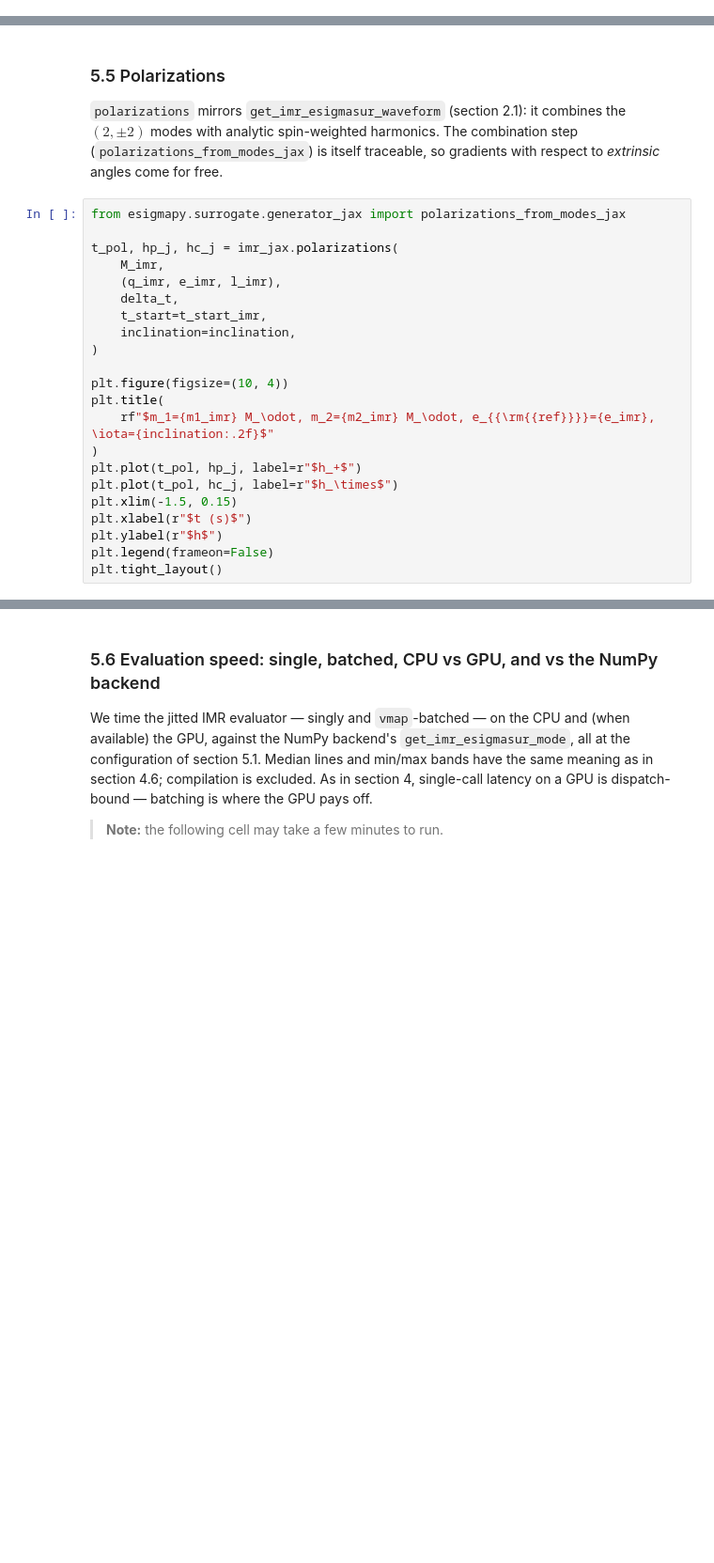
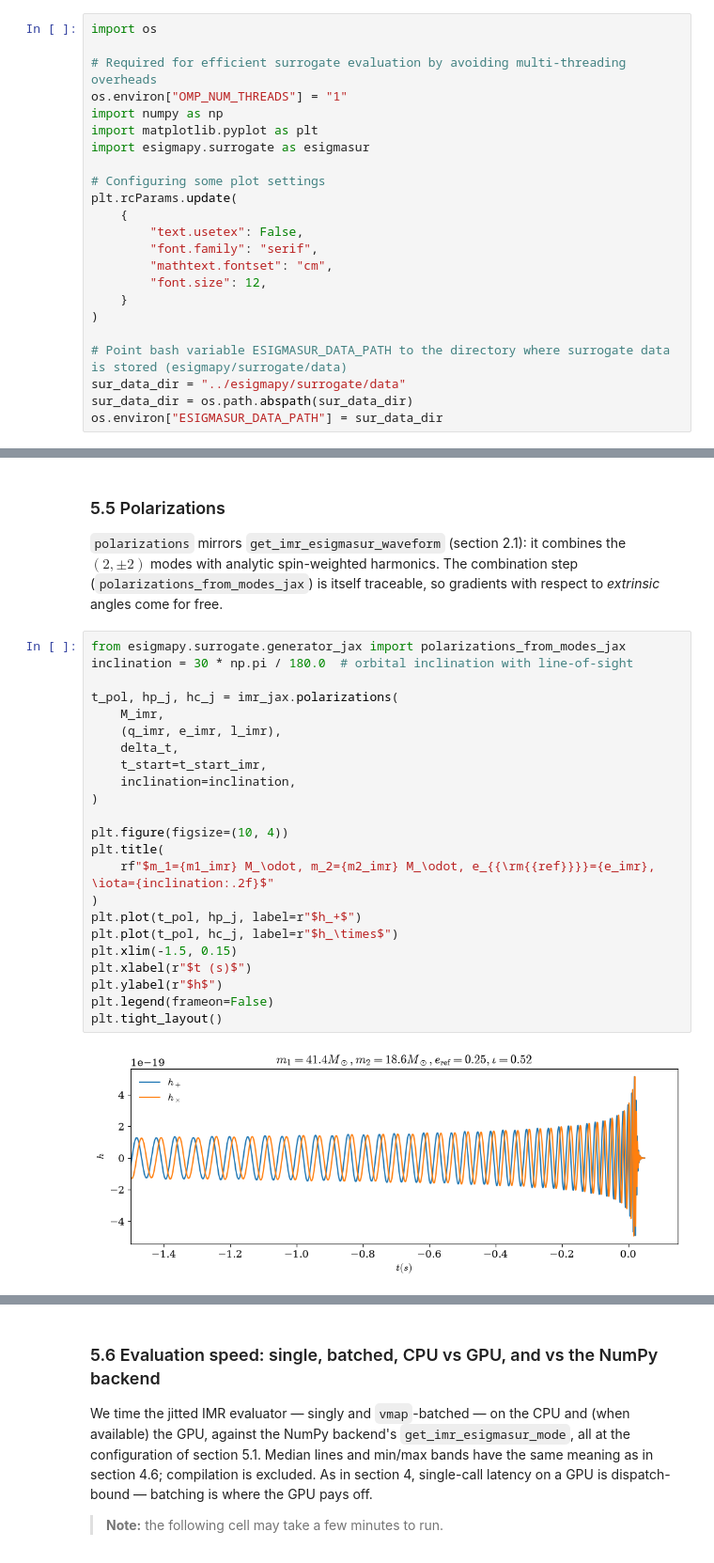
Before and after one commit to gwnrtools/esigmapy, a Jupyter notebook: notebooks/ESIGMASur_tutorial.ipynb, the cells around one changed output, grey strips where cells are left out. Shown at 94% size. Saved outputs shown, nothing was run; the diff lists cells and outputs as text; blank space fills up the shorter version.

Commit message:
Update JAX surrogate usage notebook

```diff
--- a/notebooks/ESIGMASur_tutorial.ipynb
+++ b/notebooks/ESIGMASur_tutorial.ipynb
@@ -1200,3 +1305,26 @@ Because every step is JAX-traceable, the *whole IMR waveform* — not just the i
 ### 5.1 Constructing and evaluating
 
 Construction loads the inspiral surrogate data (as in section 4.1) plus the NRSur7dq4 data. The call signature mirrors the surrogate-style `(M, params)` form; options mirror `get_imr_esigmasur_mode` (transition frequency and window overrides, `num_hyb_orbits`, alignment direction, conjugate modes, orbital parameters, hybridization info). It returns plain arrays `(times, modes_dict)` with the same convention as the NumPy backend: $t=0$ at the end of inspiral.
+# %%
+import os
+
+# Required for efficient surrogate evaluation by avoiding multi-threading overheads
+os.environ["OMP_NUM_THREADS"] = "1"
+import numpy as np
+import matplotlib.pyplot as plt
+import esigmapy.surrogate as esigmasur
+
+# Configuring some plot settings
+plt.rcParams.update(
+    {
+        "text.usetex": False,
+        "font.family": "serif",
+        "mathtext.fontset": "cm",
+        "font.size": 12,
+    }
+)
+
+# Point bash variable ESIGMASUR_DATA_PATH to the directory where surrogate data is stored (esigmapy/surrogate/data)
+sur_data_dir = "../esigmapy/surrogate/data"
+sur_data_dir = os.path.abspath(sur_data_dir)
+os.environ["ESIGMASUR_DATA_PATH"] = sur_data_dir
@@ -1359,26 +1528,29 @@ The phase sensitivity grows monotonically through the inspiral (eccentricity cha
 `polarizations` mirrors `get_imr_esigmasur_waveform` (section 2.1): it combines the $(2, \pm 2)$ modes with analytic spin-weighted harmonics. The combination step (`polarizations_from_modes_jax`) is itself traceable, so gradients with respect to *extrinsic* angles come for free.
 # %%
 from esigmapy.surrogate.generator_jax import polarizations_from_modes_jax
+inclination = 30 * np.pi / 180.0  # orbital inclination with line-of-sight
 
 t_pol, hp_j, hc_j = imr_jax.polarizations(
     M_imr,
     (q_imr, e_imr, l_imr),
     delta_t,
     t_start=t_start_imr,
     inclination=inclination,
 )
 
 plt.figure(figsize=(10, 4))
 plt.title(
     rf"$m_1={m1_imr} M_\odot, m_2={m2_imr} M_\odot, e_{{\rm{{ref}}}}={e_imr}, \iota={inclination:.2f}$"
 )
 plt.plot(t_pol, hp_j, label=r"$h_+$")
 plt.plot(t_pol, hc_j, label=r"$h_\times$")
 plt.xlim(-1.5, 0.15)
 plt.xlabel(r"$t (s)$")
 plt.ylabel(r"$h$")
 plt.legend(frameon=False)
 plt.tight_layout()
+# %% [output]
+[figure, added]
 # %%
 def hp_energy(incl):
     h, _ = fn_imr(q_imr, e_imr, l_imr)
```
Also changed, not shown: parts of 38 cells of this notebook.
